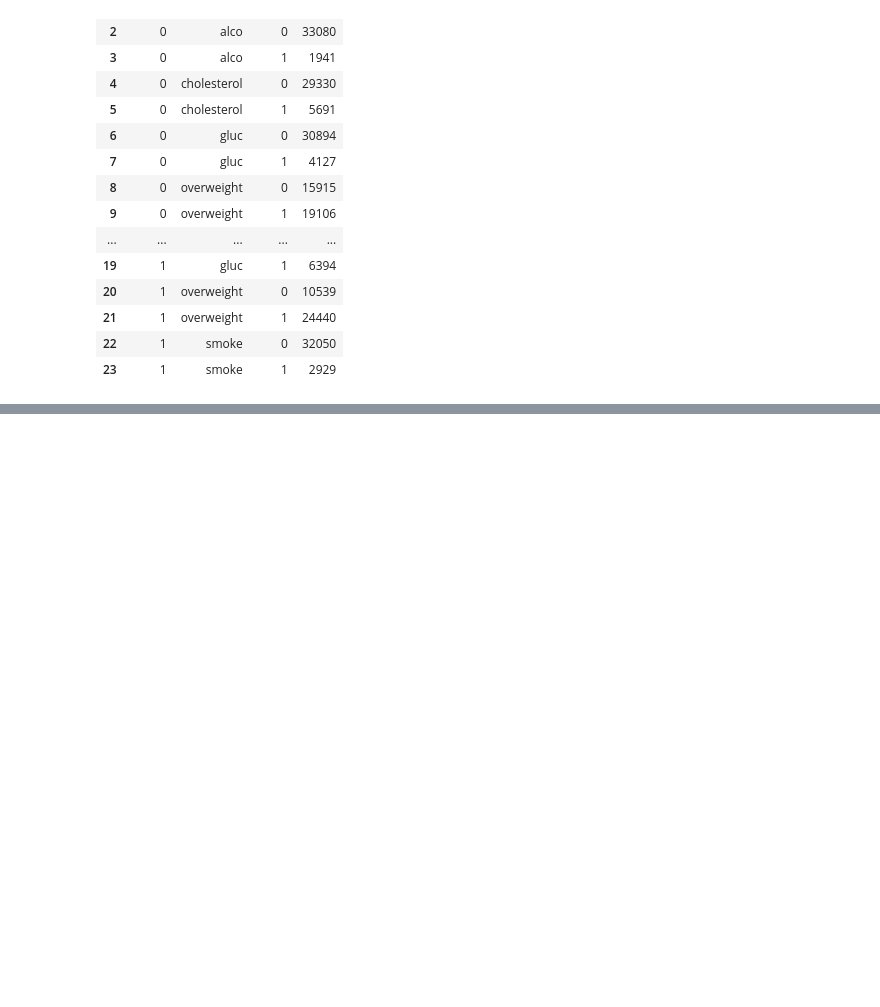
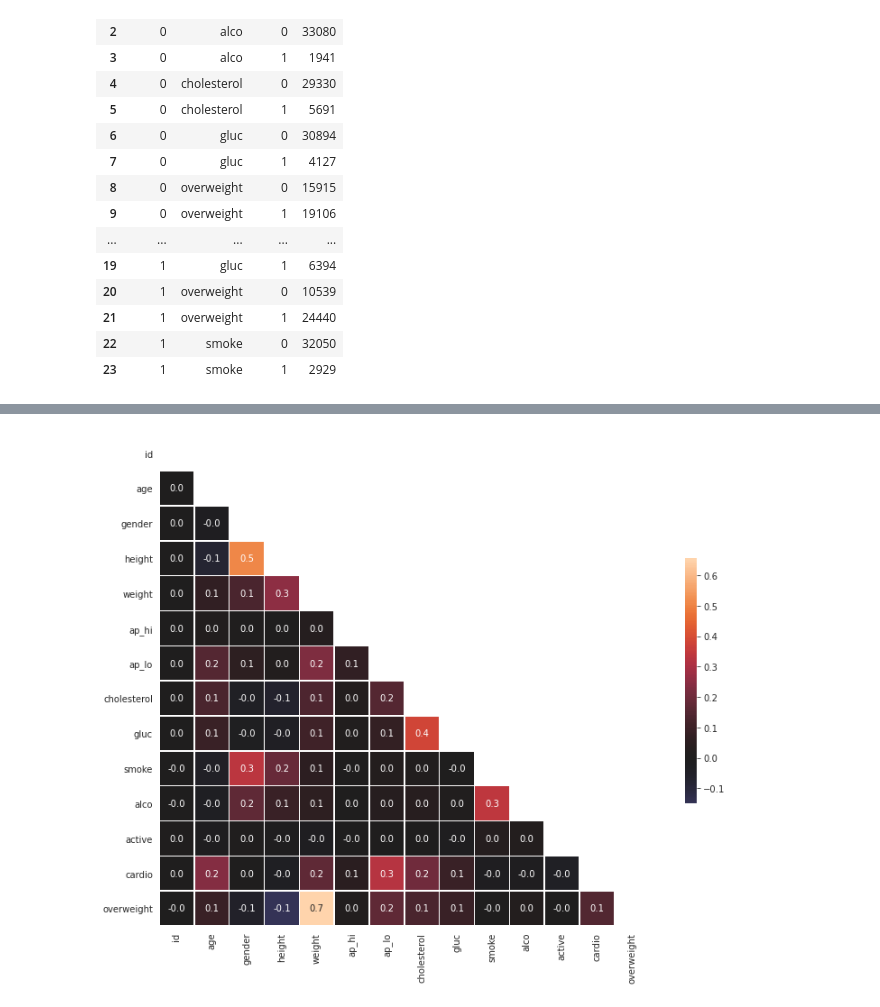
Before and after one commit to dr-rompecabezas/medical-data-visualizer, a Jupyter notebook: medical_data_visualizer.ipynb, the cells around one changed output, grey strips where cells are left out. Drawn from its saved outputs; the diff is of its cells as text; code cells hidden in the pictures; blank space fills up the shorter version.

```diff
--- a/medical_data_visualizer.ipynb
+++ b/medical_data_visualizer.ipynb
@@ -438,0 +467,14 @@ plt.show()
+# %%
+mask = np.zeros_like(corr)
+# %%
+mask[np.triu_indices_from(mask)] = True
+# %%
+with sns.axes_style("white"):
+
+    f, ax = plt.subplots(figsize=(14, 10))
+
+    ax = sns.heatmap(corr, annot = True, mask=mask, fmt='.1f', center=0, linewidths=.5, square=True, cbar_kws={'shrink':0.5})
+
+    ax.set_xticklabels(ax.get_xticklabels(), rotation=90)
+# %% [output]
+[figure, added]
```
Also changed, not shown: parts of 51 cells of this notebook, 3 other files.
